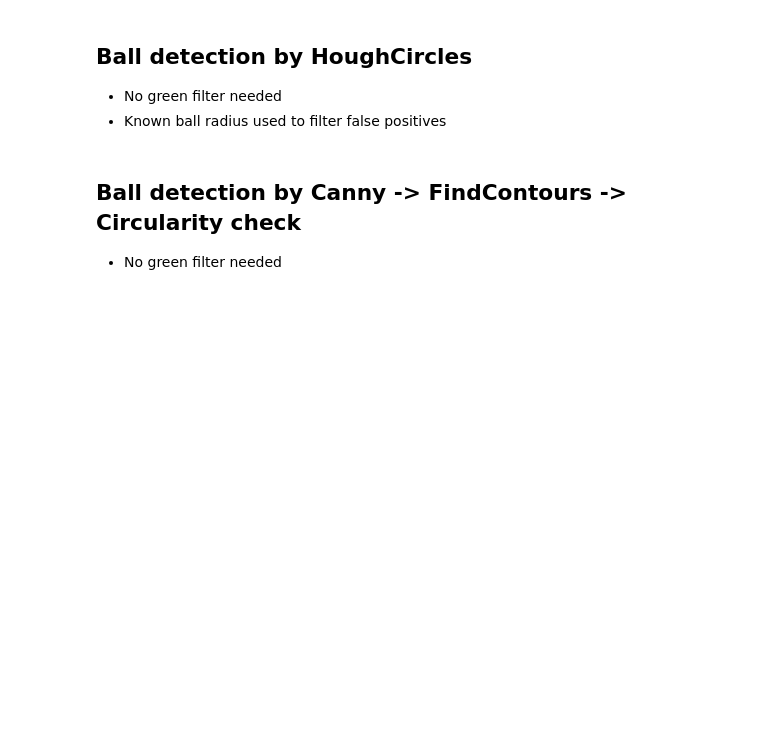
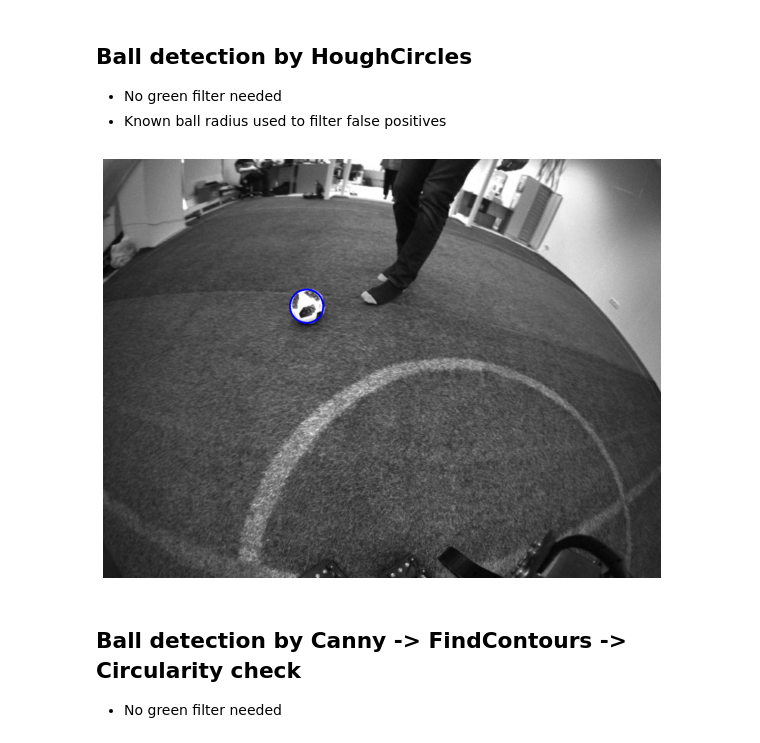
Before and after one commit to StarkitRobots/cvr_course, a Jupyter notebook: notebooks/cv_sem2.ipynb, the cells around one changed output. Saved outputs shown, nothing was run; the diff lists cells and outputs as text; code cells hidden in the pictures; blank space fills up the shorter version.

```diff
--- a/notebooks/cv_sem2.ipynb
+++ b/notebooks/cv_sem2.ipynb
@@ -58,30 +92,30 @@ plt.show()
 # %%
-import cv2
-import numpy as np;
-
 # Target ball radius (known apriori)
 radius = 50.0
 
 # Loading input image
 im_rgb = cv2.imread("../data/imgs/ball.png", cv2.IMREAD_COLOR)
 
 # Converting input image to grayscale for HoughCircles to operate on a single-channel image
 im = cv2.cvtColor(im_rgb, cv2.COLOR_BGR2GRAY)
 
 # Preparing RGB image from grayscale to draw detection results
 im_verbose = cv2.cvtColor(im, cv2.COLOR_GRAY2BGR)
 
 # Doing HoughCircles, using known ballradius to filter false positives
 circles = cv2.HoughCircles(im, cv2.HOUGH_GRADIENT, dp=2, minDist=30, param1=300, param2=80, \
                            minRadius=int(radius-10), maxRadius=int(radius+10) )
 
 # Drawing result
 circles = np.uint16(np.around(circles))
 for i in circles[0,:]:
     cv2.circle(im_verbose,(i[0],i[1]),i[2],(0,0,255),4)
 
 plt.imshow(im_verbose)
+plt.axis('off')
 plt.show()
+# %% [output]
+[figure, added]
 # %% [markdown]
 ## Ball detection by Canny -> FindContours -> Circularity check
 - No green filter needed
```
Also changed, not shown: parts of 32 cells of this notebook.
